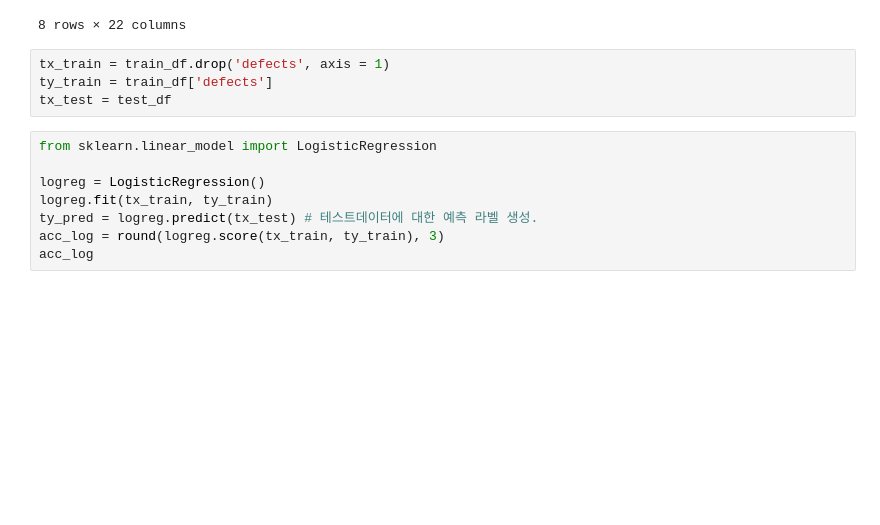
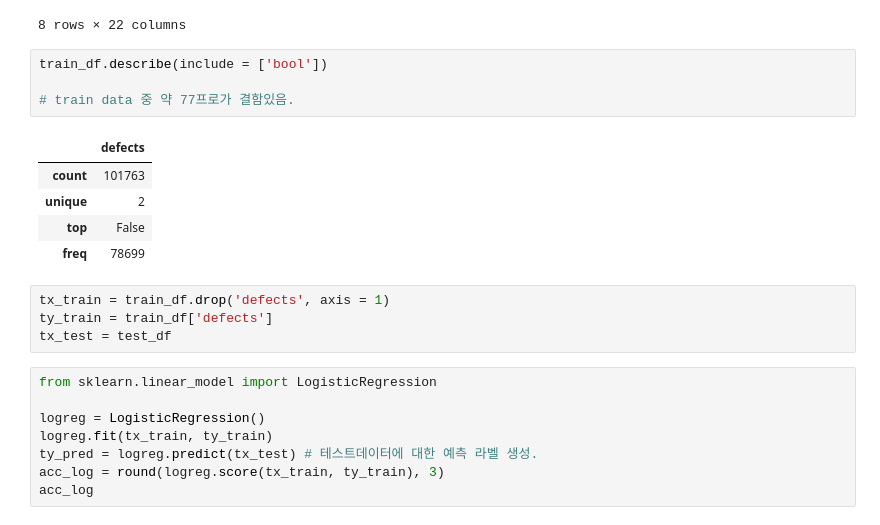
Before and after one commit to jiwoong2/Kaggle, a Jupyter notebook: jiwoong-binary-classification-with-a-software-defe.ipynb, the cells around one changed output. Drawn from its saved outputs; the diff is of its cells as text; blank space fills up the shorter version.

```diff
--- a/jiwoong-binary-classification-with-a-software-defe.ipynb
+++ b/jiwoong-binary-classification-with-a-software-defe.ipynb
@@ -83,6 +83,16 @@ train_df.describe()
 | 75% | 76321.500000 | 42.000000 | 6.000000 | 3.000000 | 4.000000 | 111.000000 | 560.250000 | 0.150000 | 18.000000 | 34.340000 | ... | ... |
 | max | 101762.000000 | 3442.000000 | 404.000000 | 165.000000 | 402.000000 | 8441.000000 | 80843.080000 | 1.000000 | 418.200000 | 569.780000 | ... | ... |
 8 rows × 22 columns
+# %%
+train_df.describe(include = ['bool'])
+
+# train data 중 약 77프로가 결함있음.
+# %% [output]
+|  | defects |
+| count | 101763 |
+| unique | 2 |
+| top | False |
+| freq | 78699 |
 # %%
 tx_train = train_df.drop('defects', axis = 1)
 ty_train = train_df['defects']
```
Also changed, not shown: parts of 7 cells of this notebook.
